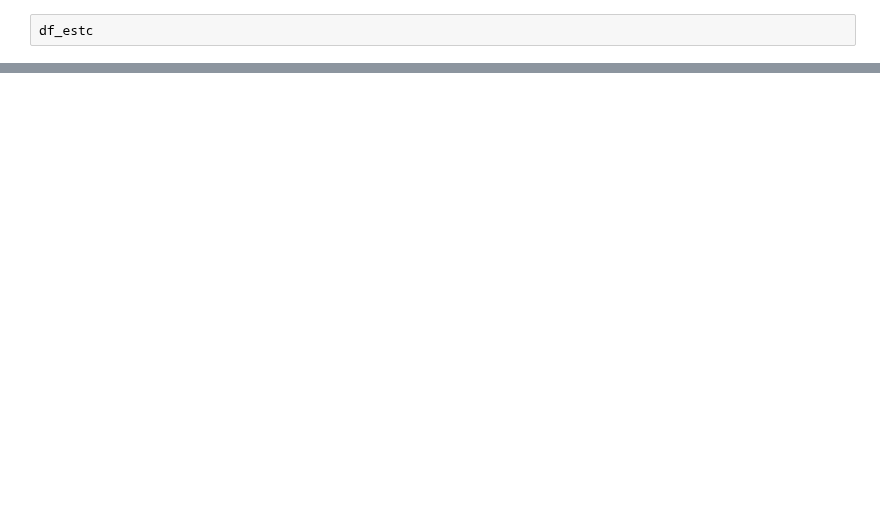
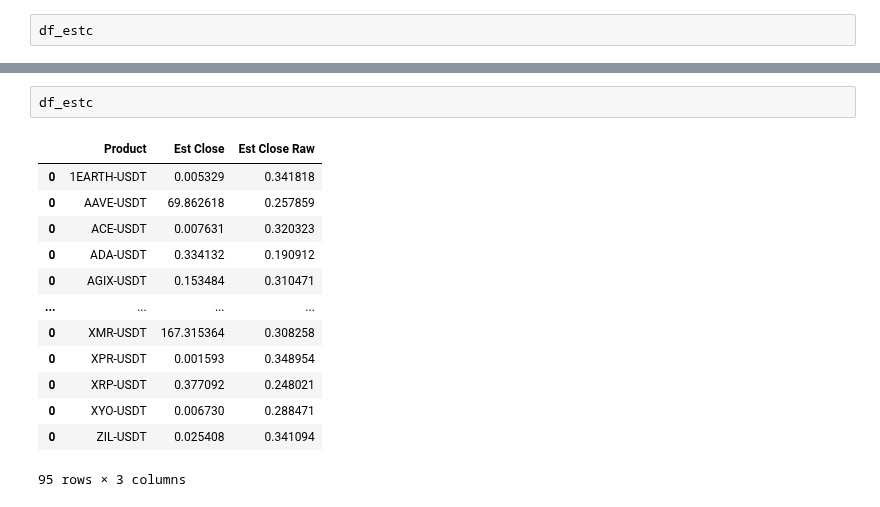
Before and after one commit to j03m/alfred, a Jupyter notebook: Coin_Predictions.ipynb, the cells around one changed output, grey strips where cells are left out. Cells and saved outputs as stored; diff of their text form; blank space fills up the shorter version.

```diff
--- a/Coin_Predictions.ipynb
+++ b/Coin_Predictions.ipynb
@@ -846,0 +911,16 @@ df_estc
+# %%
+df_estc
+# %% [output]
+|  | Product | Est Close | Est Close Raw |
+| 0 | 1EARTH-USDT | 0.005329 | 0.341818 |
+| 0 | AAVE-USDT | 69.862618 | 0.257859 |
+| 0 | ACE-USDT | 0.007631 | 0.320323 |
+| 0 | ADA-USDT | 0.334132 | 0.190912 |
+| 0 | AGIX-USDT | 0.153484 | 0.310471 |
+| ... | ... | ... | ... |
+| 0 | XMR-USDT | 167.315364 | 0.308258 |
+| 0 | XPR-USDT | 0.001593 | 0.348954 |
+| 0 | XRP-USDT | 0.377092 | 0.248021 |
+| 0 | XYO-USDT | 0.006730 | 0.288471 |
+| 0 | ZIL-USDT | 0.025408 | 0.341094 |
+95 rows × 3 columns
```
Also changed, not shown: parts of 19 cells of this notebook.
